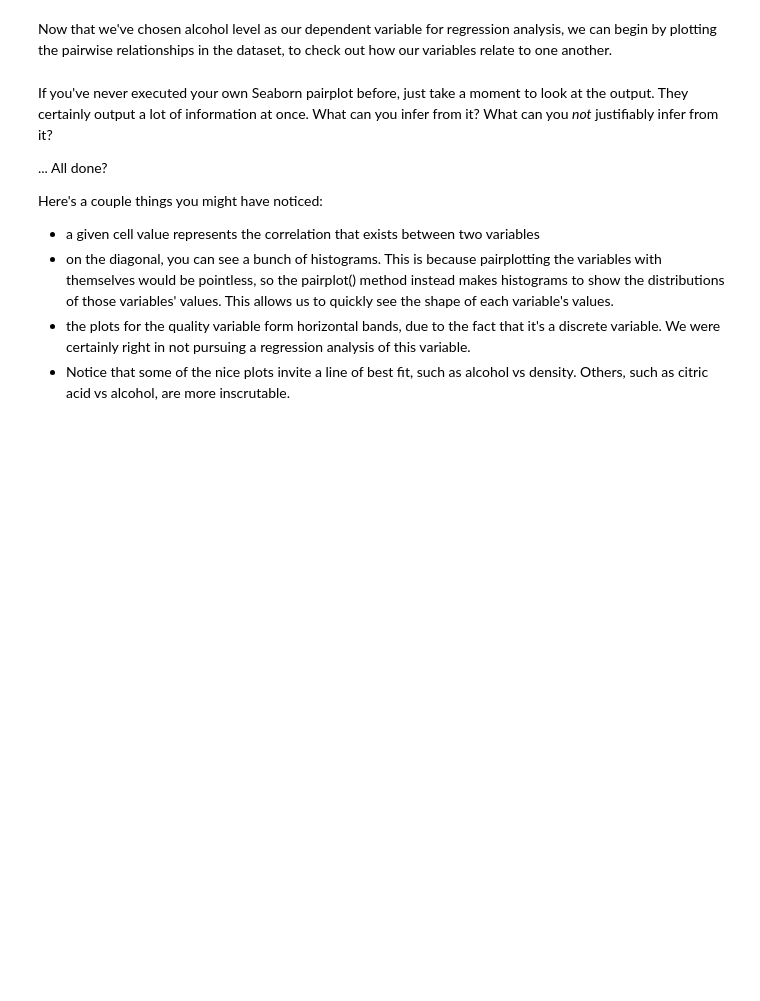
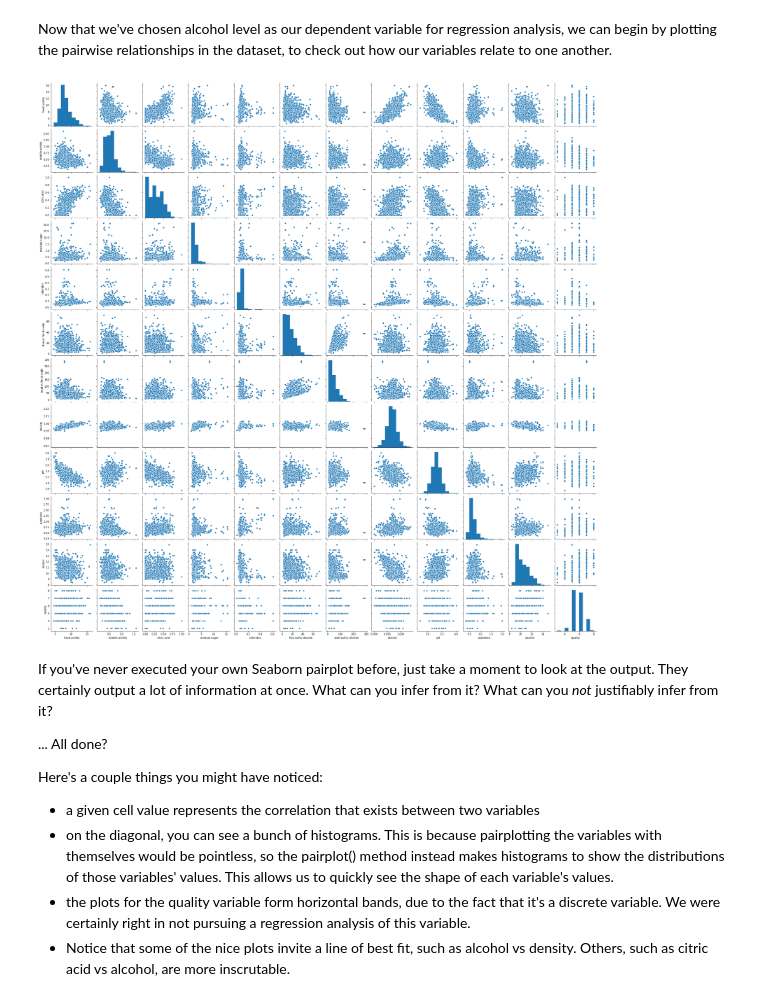
Before and after one commit to Dylan-C-Neal/Springboard-Data-Science-Career-Track, a Jupyter notebook: 11.4 Linear Regression Case Study/Springboard Regression Case Study, Unit 8 - the Red Wine Dataset - Tier 3 (1).ipynb, the cells around one changed output. Drawn from its saved outputs; the diff is of its cells as text; code cells hidden in the pictures; blank space fills up the shorter version.

```diff
--- a/11.4 Linear Regression Case Study/Springboard Regression Case Study, Unit 8 - the Red Wine Dataset - Tier 3 (1).ipynb
+++ b/11.4 Linear Regression Case Study/Springboard Regression Case Study, Unit 8 - the Red Wine Dataset - Tier 3 (1).ipynb
@@ -132,7 +203,11 @@ The heading of this stage of the data science pipeline ('Cleaning, Transforming,
 Now that we've chosen alcohol level as our dependent variable for regression analysis, we can begin by plotting the pairwise relationships in the dataset, to check out how our variables relate to one another.
 # %%
 # Make a pairplot of the wine data
-_ _ _
+_ = sns.pairplot(df)
+plt.show()
+plt.close()
+# %% [output]
+[figure, added]
 # %% [markdown]
 If you've never executed your own Seaborn pairplot before, just take a moment to look at the output. They certainly output a lot of information at once. What can you infer from it? What can you *not* justifiably infer from it?
 
```
Also changed, not shown: parts of 13 cells of this notebook.
